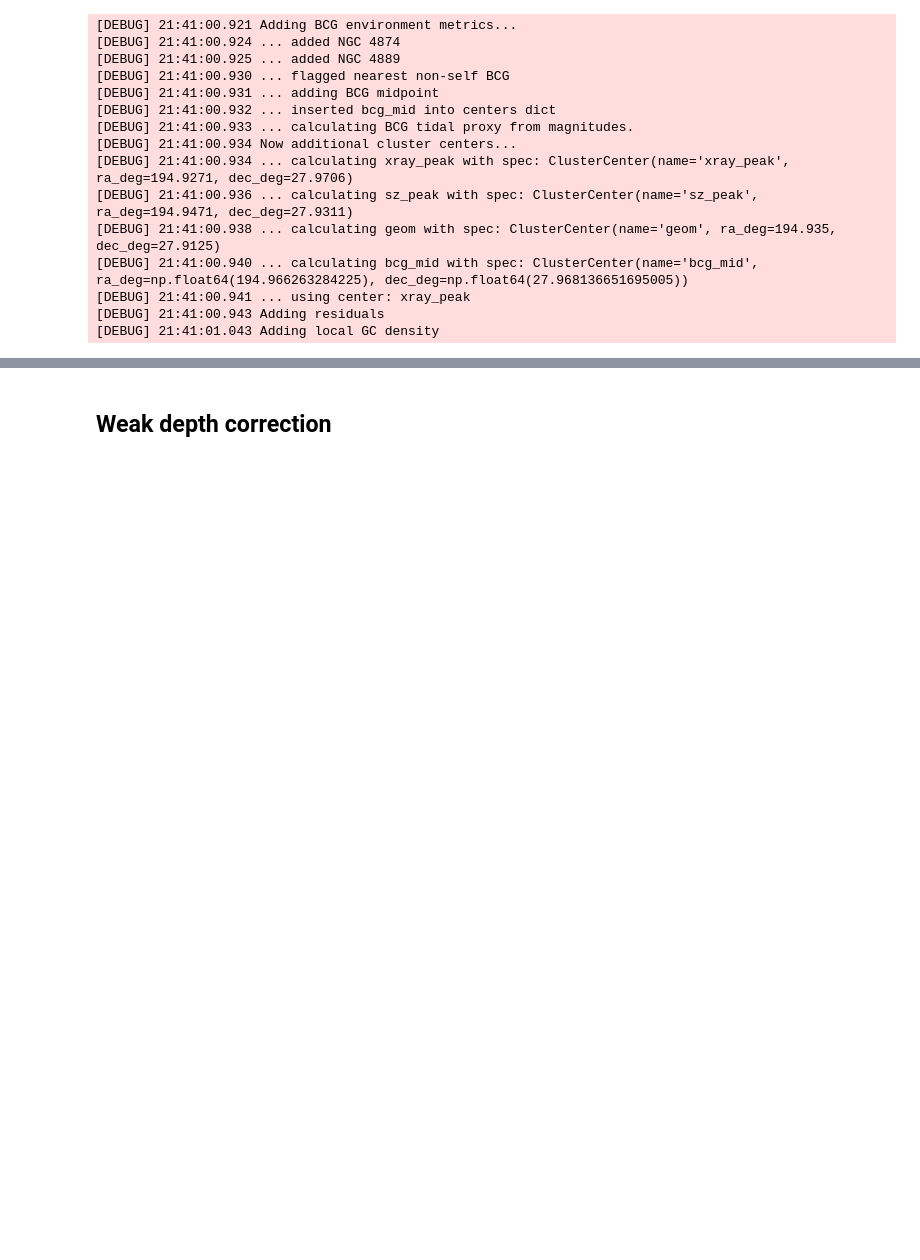
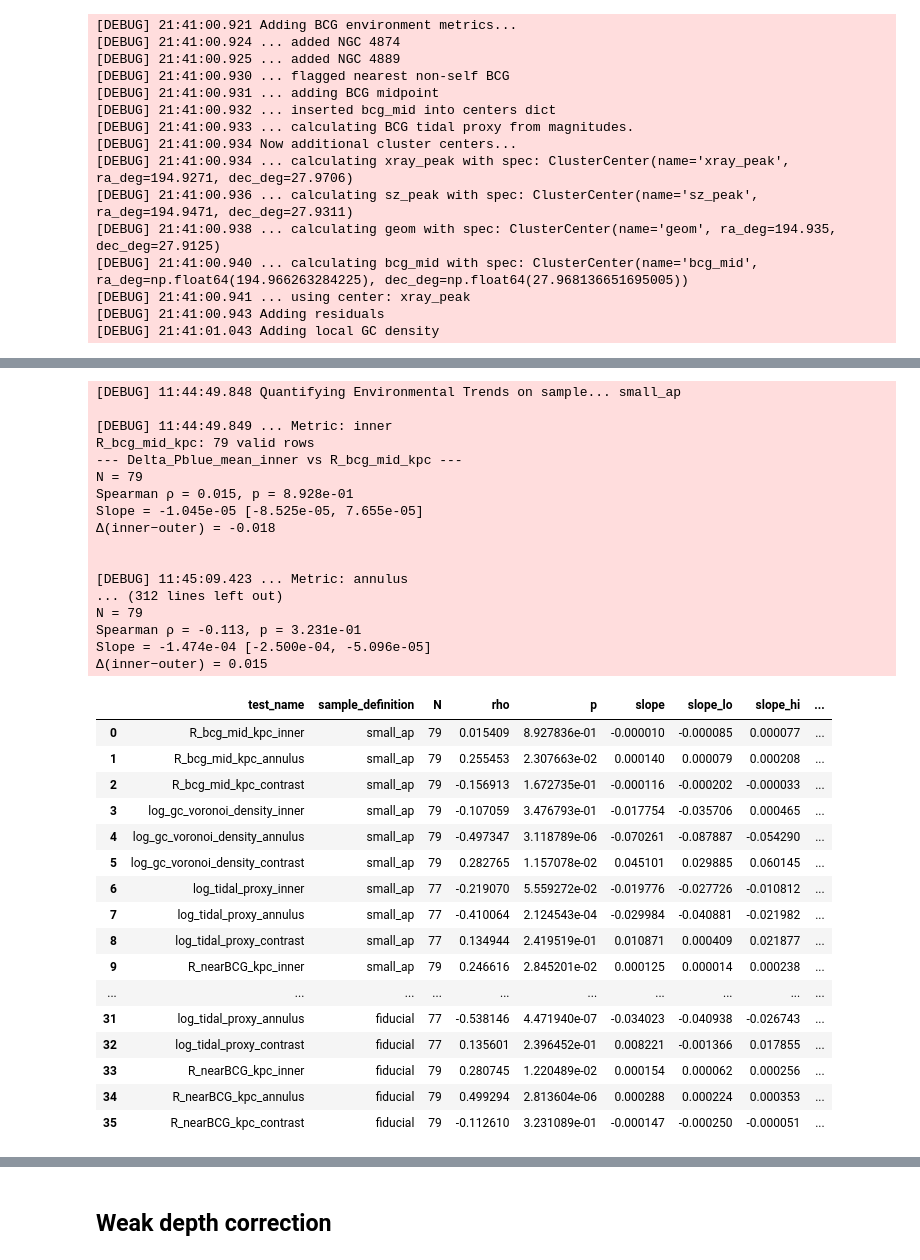
Before and after one commit to Pommers/Coma-GCS-colors, a Jupyter notebook: Paper3_color_metrics_referee_revised.ipynb, the cells around one changed output, grey strips where cells are left out. Saved outputs shown, nothing was run; the diff lists cells and outputs as text; code cells hidden in the pictures; blank space fills up the shorter version.

Commit message:
Added common galaxy intersection to aperture diagnostics

```diff
--- a/Paper3_color_metrics_referee_revised.ipynb
+++ b/Paper3_color_metrics_referee_revised.ipynb
@@ -4622,0 +4766,13 @@ for rap, rin, rout, key in configs:
+# %%
+common_ids = (
+    science_ids_by_ap["small_ap"]
+    .intersection(science_ids_by_ap["fiducial"])
+    .intersection(science_ids_by_ap["large_ap"])
+)
+
+logger.info(f"Common aperture sample N = {len(common_ids)}")
+
+aperture_common = {
+    key: df.loc[common_ids].copy()
+    for key, df in aper_dfs.items()
+}
@@ -4622,0 +4781,66 @@ for rap, rin, rout, key in configs:
+# %%
+aper_common_rows = []
+
+for rap, rin, rout, key in configs:
+
+    sample_def = key
+    df_tmp = aperture_common[key]
+
+    aper_science_mask = (
+        df_tmp["Pblue_inner_meets_min"]
+        & df_tmp["good_ap_area"]
+        & df_tmp["good_ann_area"]
+        & df_tmp["Pblue_annulus_nonzero"]
+        & np.isfinite(df_tmp["Delta_Pblue_mean_IE_contrast"])
+    )
+
+    # should be robust_rows, but for test use aper_rob_rows
+    aper_common_rows.extend(quantify_environmental_trends(df_tmp,
+                                                 prime_mask=aper_science_mask,
+                                                 sample_def=sample_def,
+                                                 xcols = ["R_bcg_mid_kpc",
+                                                          # "gc_voronoi_density_arcsec2_inv",
+                                                          "log_gc_voronoi_density",
+                                                          "log_tidal_proxy",
+                                                          "R_nearBCG_kpc",
+                                                         ]
+                                                 )
+                  )
+
+aper_common_rows_df = pd.DataFrame(aper_common_rows)
+aper_common_rows_df
+# %% [output]
+[DEBUG] 11:44:49.848 Quantifying Environmental Trends on sample... small_ap
+
+[DEBUG] 11:44:49.849 ... Metric: inner
+R_bcg_mid_kpc: 79 valid rows
+--- Delta_Pblue_mean_inner vs R_bcg_mid_kpc ---
+N = 79
+Spearman ρ = 0.015, p = 8.928e-01
+Slope = -1.045e-05 [-8.525e-05, 7.655e-05]
+Δ(inner−outer) = -0.018
+
+
+[DEBUG] 11:45:09.423 ... Metric: annulus
+... (312 lines left out)
+N = 79
+Spearman ρ = -0.113, p = 3.231e-01
+Slope = -1.474e-04 [-2.500e-04, -5.096e-05]
+Δ(inner−outer) = 0.015
+|  | test_name | sample_definition | N | rho | p | slope | slope_lo | slope_hi | ... |
+| 0 | R_bcg_mid_kpc_inner | small_ap | 79 | 0.015409 | 8.927836e-01 | -0.000010 | -0.000085 | 0.000077 | ... |
+| 1 | R_bcg_mid_kpc_annulus | small_ap | 79 | 0.255453 | 2.307663e-02 | 0.000140 | 0.000079 | 0.000208 | ... |
+| 2 | R_bcg_mid_kpc_contrast | small_ap | 79 | -0.156913 | 1.672735e-01 | -0.000116 | -0.000202 | -0.000033 | ... |
+| 3 | log_gc_voronoi_density_inner | small_ap | 79 | -0.107059 | 3.476793e-01 | -0.017754 | -0.035706 | 0.000465 | ... |
+| 4 | log_gc_voronoi_density_annulus | small_ap | 79 | -0.497347 | 3.118789e-06 | -0.070261 | -0.087887 | -0.054290 | ... |
+| 5 | log_gc_voronoi_density_contrast | small_ap | 79 | 0.282765 | 1.157078e-02 | 0.045101 | 0.029885 | 0.060145 | ... |
+| 6 | log_tidal_proxy_inner | small_ap | 77 | -0.219070 | 5.559272e-02 | -0.019776 | -0.027726 | -0.010812 | ... |
+| 7 | log_tidal_proxy_annulus | small_ap | 77 | -0.410064 | 2.124543e-04 | -0.029984 | -0.040881 | -0.021982 | ... |
+| 8 | log_tidal_proxy_contrast | small_ap | 77 | 0.134944 | 2.419519e-01 | 0.010871 | 0.000409 | 0.021877 | ... |
+| 9 | R_nearBCG_kpc_inner | small_ap | 79 | 0.246616 | 2.845201e-02 | 0.000125 | 0.000014 | 0.000238 | ... |
+| ... | ... | ... | ... | ... | ... | ... | ... | ... | ... |
+| 31 | log_tidal_proxy_annulus | fiducial | 77 | -0.538146 | 4.471940e-07 | -0.034023 | -0.040938 | -0.026743 | ... |
+| 32 | log_tidal_proxy_contrast | fiducial | 77 | 0.135601 | 2.396452e-01 | 0.008221 | -0.001366 | 0.017855 | ... |
+| 33 | R_nearBCG_kpc_inner | fiducial | 79 | 0.280745 | 1.220489e-02 | 0.000154 | 0.000062 | 0.000256 | ... |
+| 34 | R_nearBCG_kpc_annulus | fiducial | 79 | 0.499294 | 2.813604e-06 | 0.000288 | 0.000224 | 0.000353 | ... |
+| 35 | R_nearBCG_kpc_contrast | fiducial | 79 | -0.112610 | 3.231089e-01 | -0.000147 | -0.000250 | -0.000051 | ... |
```
Also changed, not shown: parts of 9 cells of this notebook.
